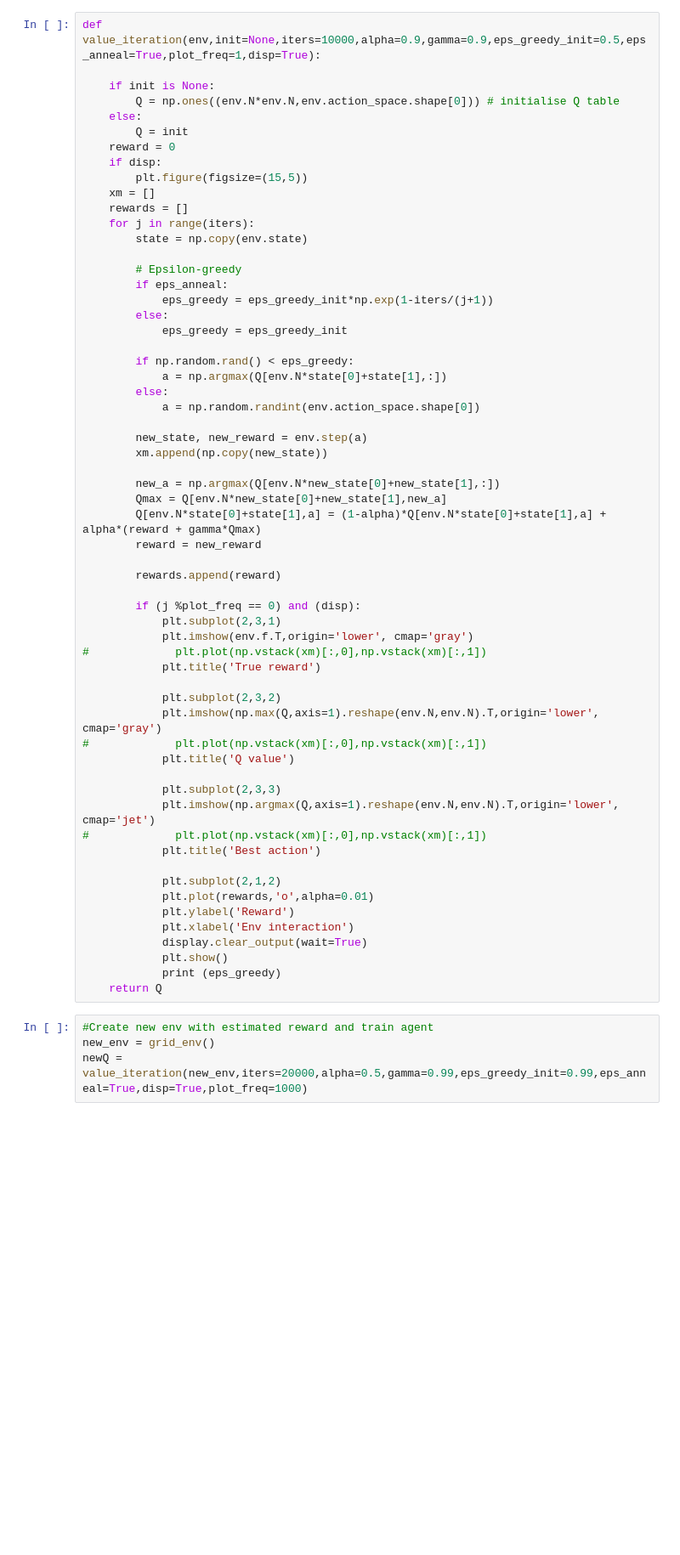
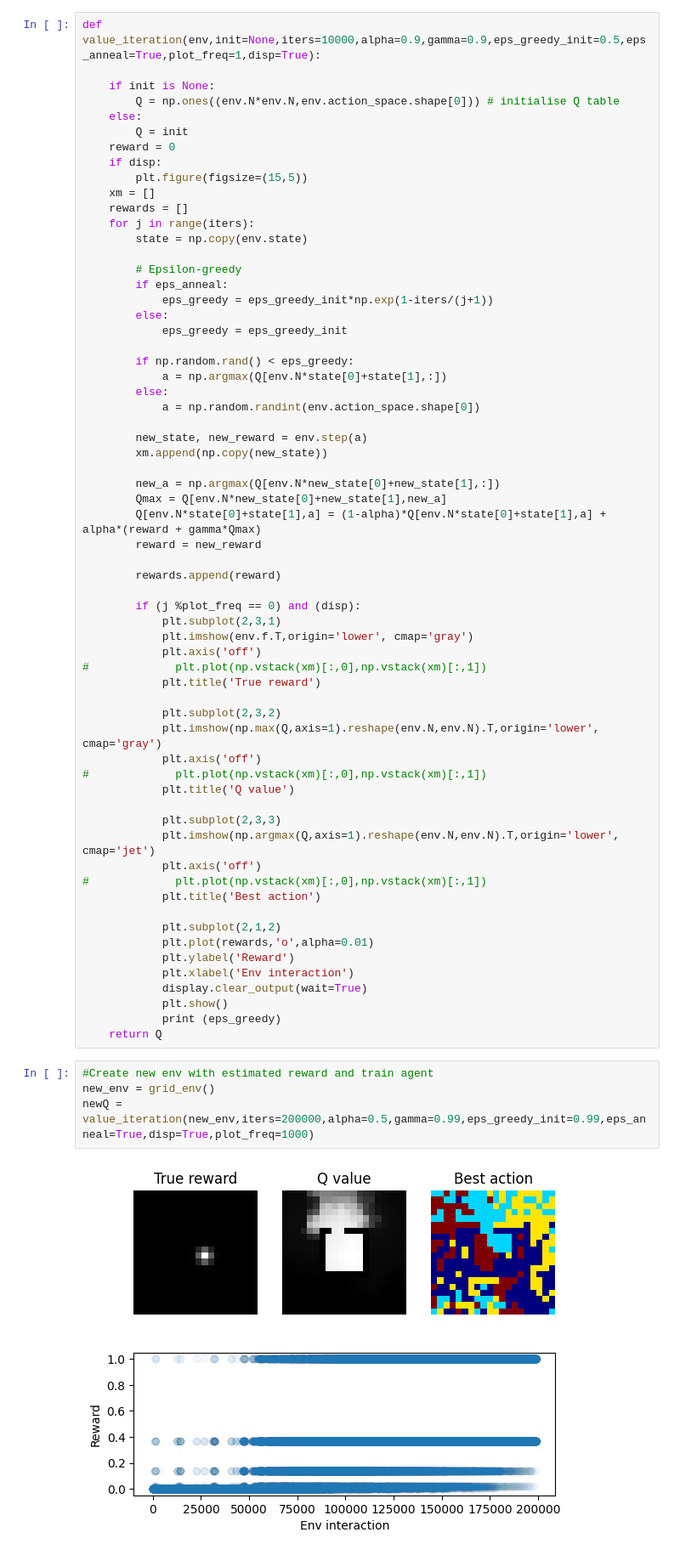
Before and after one commit to Alex427427427/2023_SRP_long_horizon, a Jupyter notebook: 2D_world/2D_world.ipynb, the cells around one changed output. Shown at 85% size. Cells and saved outputs as stored; diff of their text form; blank space fills up the shorter version.

Commit message:
fixed testing plot

```diff
--- a/2D_world/2D_world.ipynb
+++ b/2D_world/2D_world.ipynb
@@ -157,16 +159,19 @@ def value_iteration(env,init=None,iters=10000,alpha=0.9,gamma=0.9,eps_greedy_ini
         if (j %plot_freq == 0) and (disp):
             plt.subplot(2,3,1)
             plt.imshow(env.f.T,origin='lower', cmap='gray')
+            plt.axis('off')
 #             plt.plot(np.vstack(xm)[:,0],np.vstack(xm)[:,1])
             plt.title('True reward')
 
             plt.subplot(2,3,2)
             plt.imshow(np.max(Q,axis=1).reshape(env.N,env.N).T,origin='lower', cmap='gray')
+            plt.axis('off')
 #             plt.plot(np.vstack(xm)[:,0],np.vstack(xm)[:,1])
             plt.title('Q value')
 
             plt.subplot(2,3,3)
             plt.imshow(np.argmax(Q,axis=1).reshape(env.N,env.N).T,origin='lower', cmap='jet')
+            plt.axis('off')
 #             plt.plot(np.vstack(xm)[:,0],np.vstack(xm)[:,1])
             plt.title('Best action')
 
@@ -181,4 +186,6 @@ def value_iteration(env,init=None,iters=10000,alpha=0.9,gamma=0.9,eps_greedy_ini
 # %%
 #Create new env with estimated reward and train agent
 new_env = grid_env()
-newQ = value_iteration(new_env,iters=20000,alpha=0.5,gamma=0.99,eps_greedy_init=0.99,eps_anneal=True,disp=True,plot_freq=1000)
+newQ = value_iteration(new_env,iters=200000,alpha=0.5,gamma=0.99,eps_greedy_init=0.99,eps_anneal=True,disp=True,plot_freq=1000)
+# %% [output]
+[figure, added]
```
Also changed, not shown: parts of 4 cells of this notebook.
